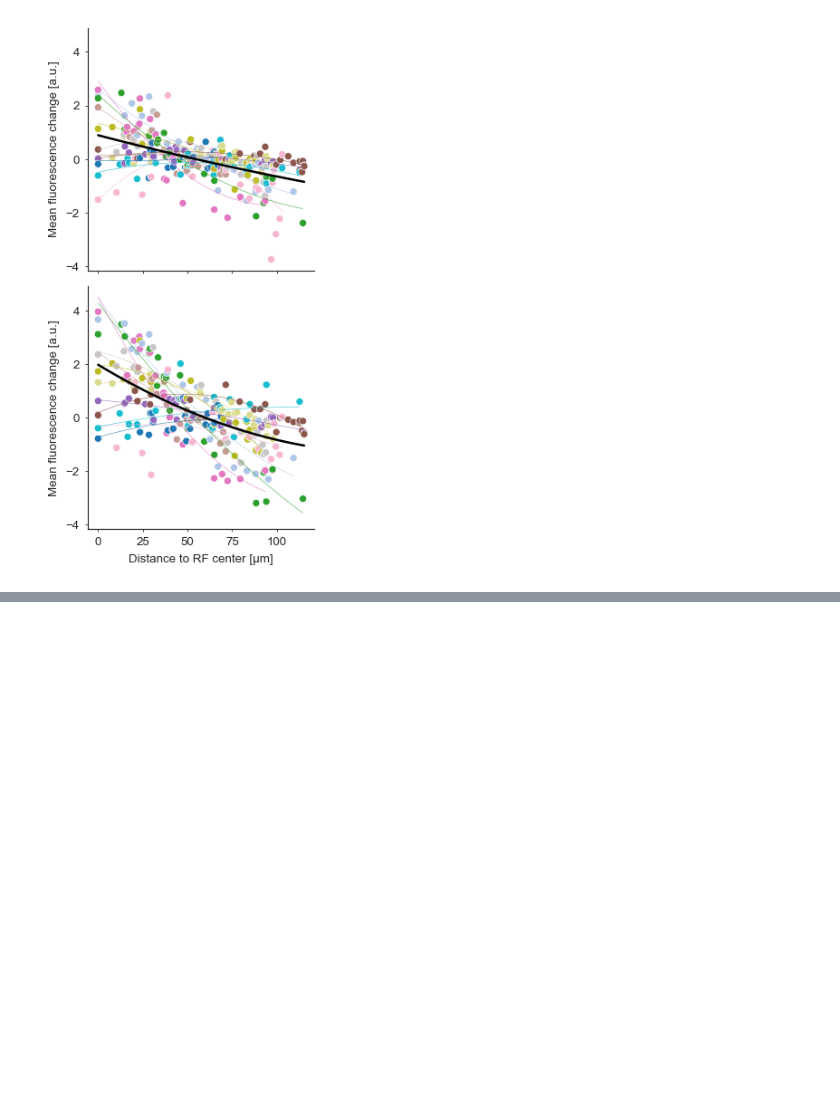
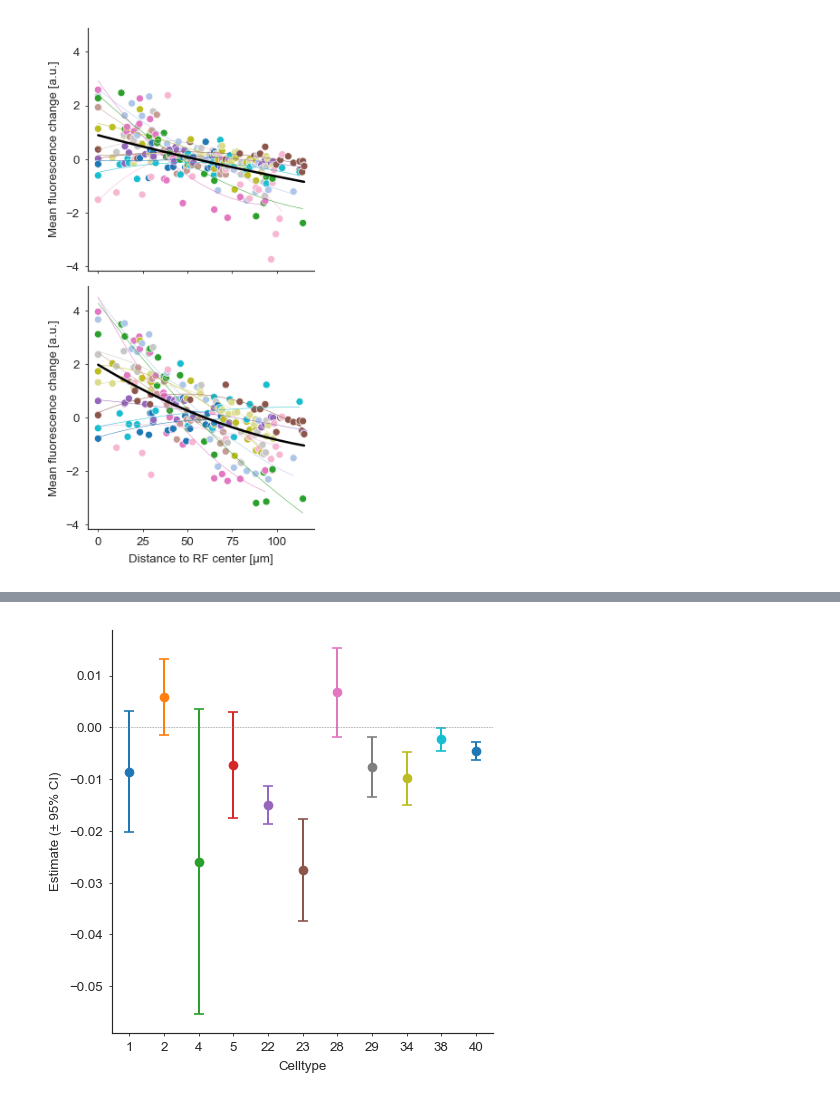
Before and after one commit to SamuelSuhai/model_in_the_loop, a Jupyter notebook: thesis/code/analysis_closed_loop_experiments/rf_mei_test/rf_test_figures.ipynb, the cells around one changed output, grey strips where cells are left out. Saved outputs shown, nothing was run; the diff lists cells and outputs as text; code cells hidden in the pictures; blank space fills up the shorter version.

```diff
--- a/thesis/code/analysis_closed_loop_experiments/rf_mei_test/rf_test_figures.ipynb
+++ b/thesis/code/analysis_closed_loop_experiments/rf_mei_test/rf_test_figures.ipynb
@@ -190,0 +217,13 @@ output df col names: ['roi_id', 'stimulus_type', 'distance', 'single_snippet_bsl
+# %%
+def fetch_data():
+        field_key_list = dj_ut.fetch_all_fields_with_stm("circle")
+        field_roi_ids = [(Offline2OnlineRoiId() & dict(stim_name="circle") & k).fetch("roi_id") for k in field_key_list]
+        full_df = dj_ut.fetch_and_format_data_for_snippet_analysis(
+                field_key= field_key_list,
+                roi_id_list = field_roi_ids,
+                bsl_correction_method="median",
+                polarity="on",
+                stimulus_type= "on_big",
+                )
+        return full_df
+full_df = fetch_data()
@@ -190,0 +245,2 @@ output df col names: ['roi_id', 'stimulus_type', 'distance', 'single_snippet_bsl
+# %%
+ci_df = su.bootstrap(full_df)
@@ -190,0 +259,8 @@ output df col names: ['roi_id', 'stimulus_type', 'distance', 'single_snippet_bsl
+# %%
+
+df_plot = pu.make_plot_df(ci_df, only_order_n=1)
+fig,ax = pu.plot_conf_intervals(df_plot,figsize = plotter.figsize_from_frac(1/2,1/2))
+plotter.tight_layout()
+fig.savefig(os.path.join(FIGURE_PATH,f"Confidence_intervals_bootstrap_response_distance_celltype_bigcircle_allfields.svg"),format='svg')
+# %% [output]
+[figure, added]
```
Also changed, not shown: parts of 7 cells of this notebook, 6 other files.
